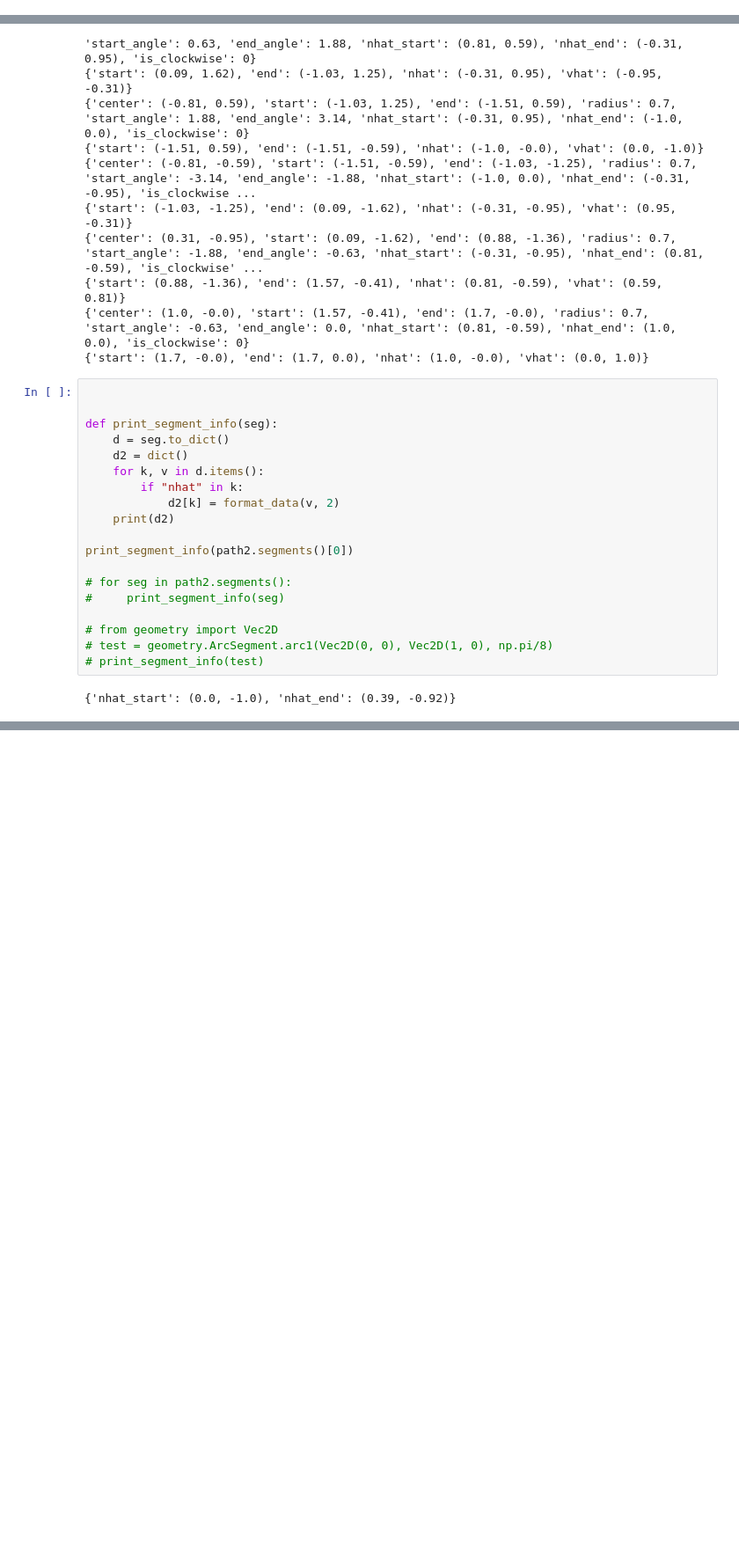
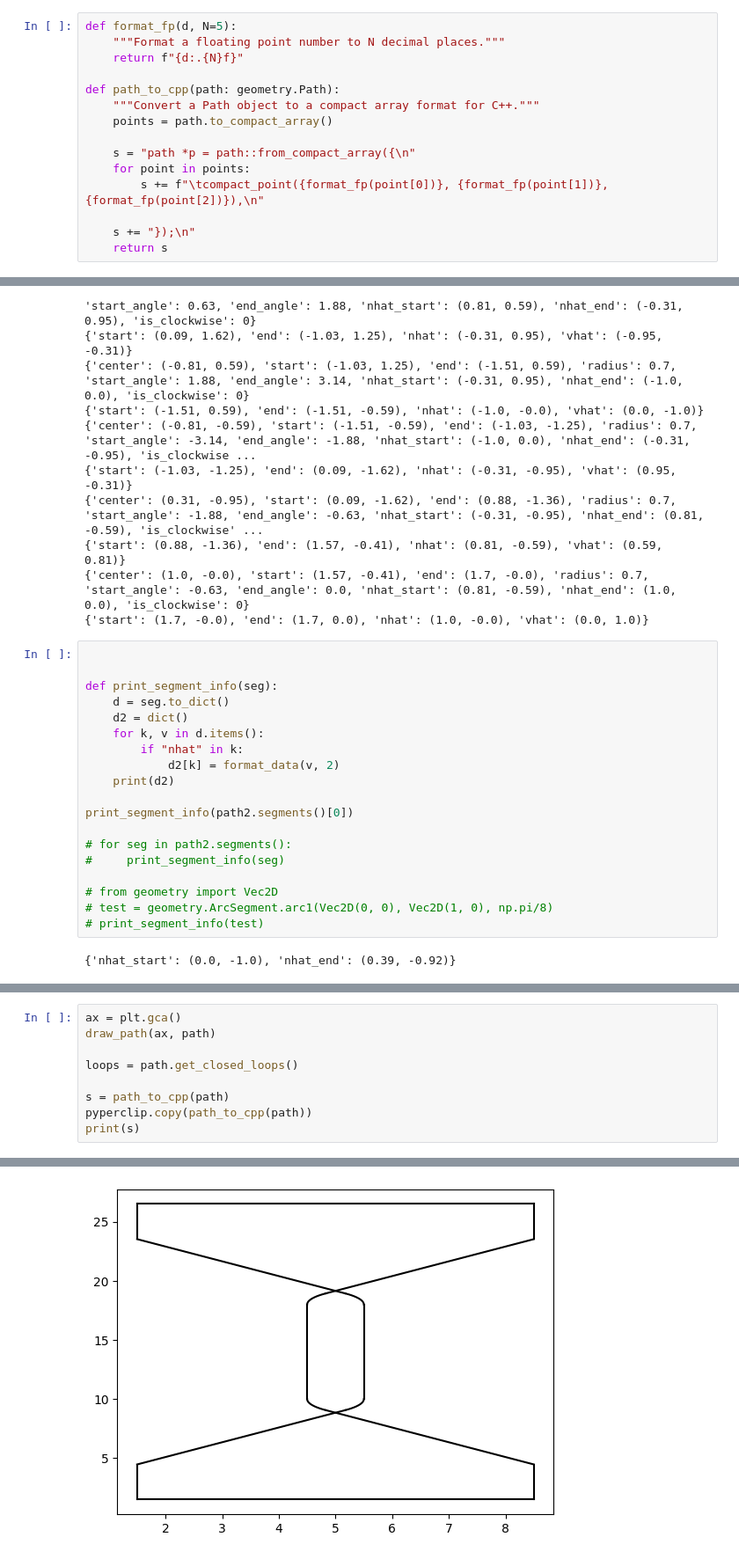
Before and after one commit to TheMarkster/pycam, a Jupyter notebook: notebooks/cython_test.ipynb, the cells around one changed output, grey strips where cells are left out. Shown: that part at 88% size. Cells and saved outputs as stored; diff of their text form; blank space fills up the shorter version.

```diff
--- a/notebooks/cython_test.ipynb
+++ b/notebooks/cython_test.ipynb
@@ -6,0 +8,15 @@ import matplotlib.pyplot as plt
+# %%
+def format_fp(d, N=5):
+    """Format a floating point number to N decimal places."""
+    return f"{d:.{N}f}"
+
+def path_to_cpp(path: geometry.Path):
+    """Convert a Path object to a compact array format for C++."""
+    points = path.to_compact_array()
+
+    s = "path *p = path::from_compact_array({\n"
+    for point in points:
+        s += f"\tcompact_point({format_fp(point[0])}, {format_fp(point[1])}, {format_fp(point[2])}),\n"
+
+    s += "});\n"
+    return s
@@ -192,0 +251,10 @@ Vec2D(0.0, 0.0)
+# %%
+ax = plt.gca()
+draw_path(ax, path)
+
+loops = path.get_closed_loops()
+
+s = path_to_cpp(path)
+pyperclip.copy(path_to_cpp(path))
+print(s)
+# %% [output]
@@ -192,0 +279 @@ Vec2D(0.0, 0.0)
+[figure, added]
```
Also changed, not shown: parts of 13 cells of this notebook, 21 other files.
